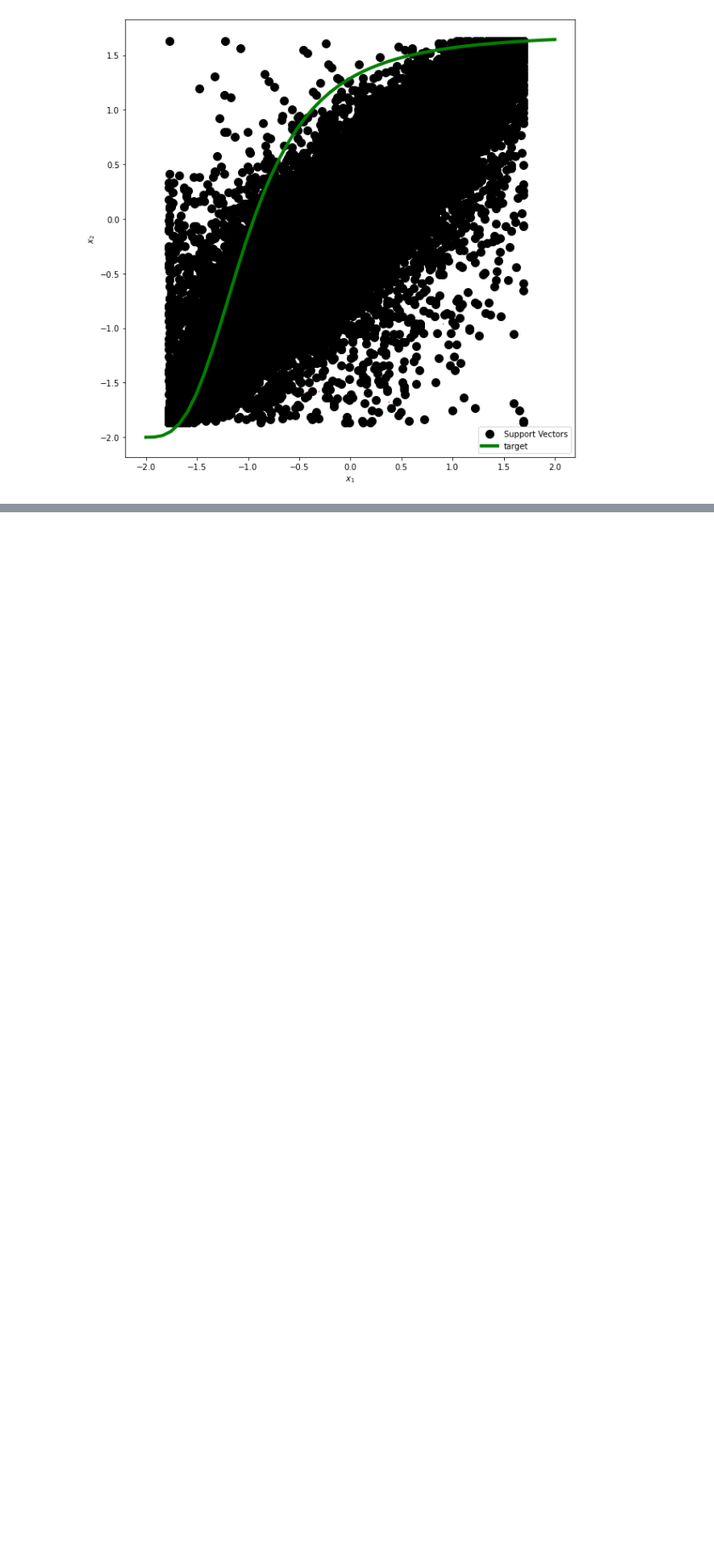
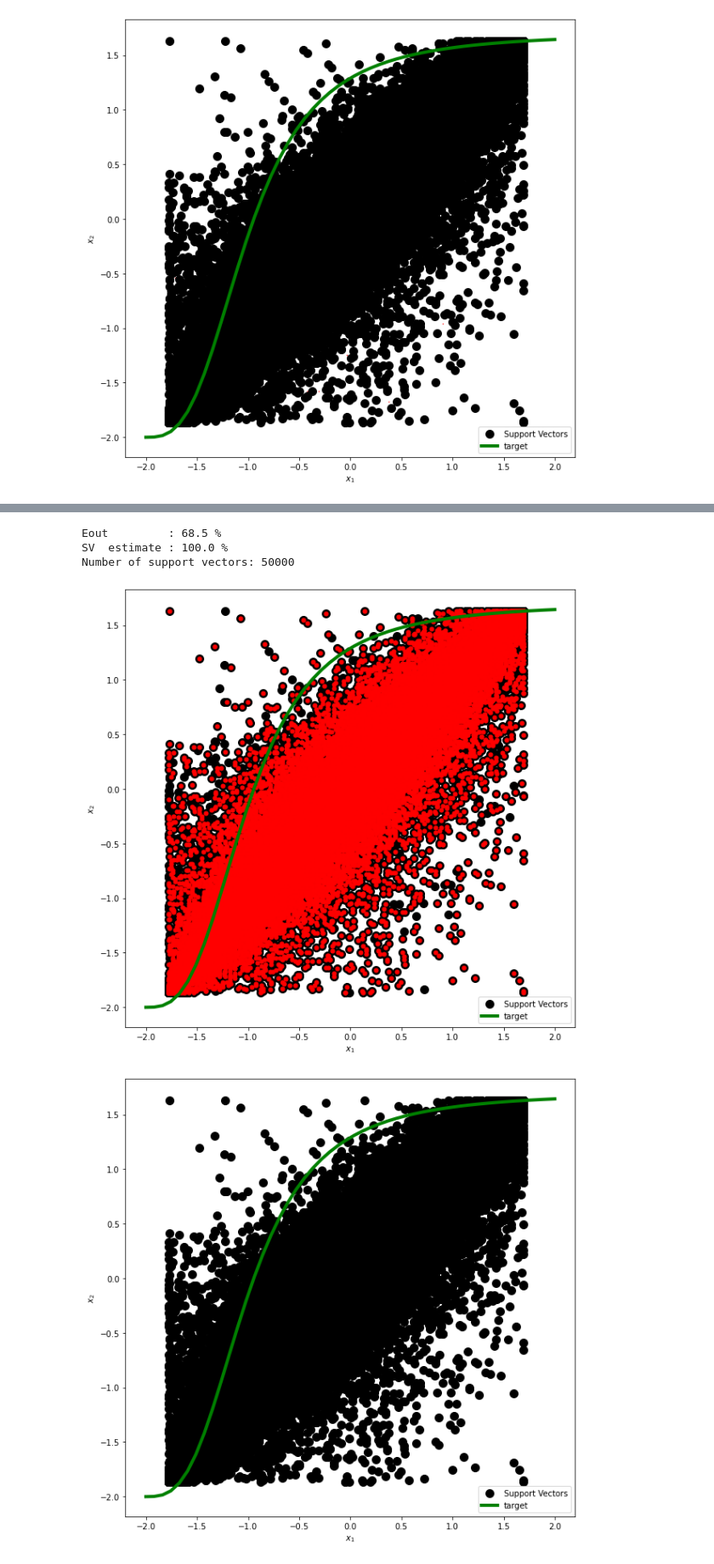
Before and after one commit to holiday-pettijohn/ML-CIFAR-10, a Jupyter notebook: Final Project Checkpoint 3.ipynb, the cells around one changed output, grey strips where cells are left out. Shown: that part at 85% size. Saved outputs shown, nothing was run; the diff lists cells and outputs as text; code cells hidden in the pictures; blank space fills up the shorter version.

```diff
--- a/Final Project Checkpoint 3.ipynb
+++ b/Final Project Checkpoint 3.ipynb
@@ -140,0 +197,43 @@ Number of support vectors: 46941
+# %%
+clf=svm.SVC(kernel='rbf', C=10e-5)
+clf.fit(S_in, S_inY)
+gtest=clf.predict(S_val)
+sv=clf.support_vectors_
+
+tt=np.linspace(-2,2)
+
+q=3
+Ytt=3.7*(tt+2)**q/(1+(tt+2)**q)-2
+
+
+fig2, ax2=plt.subplots(figsize=(10,10))
+ax2.plot(S_val[gtest>0,0],S_val[gtest>0,1],'.',color='m', markersize=1)
+ax2.plot(S_val[gtest<0,0],S_val[gtest<0,1],'.',color='gray', markersize=1)
+ax2.plot(sv[:,0], sv[:,1], 'ko', label="Support Vectors", markersize=10)
+ax2.plot(S_in[S_inY>0,0],S_in[S_inY>0,1],'o', color='r', markersize=5)
+ax2.plot(S_in[S_inY<0,0],S_in[S_inY<0,1],'o',color='b', markersize=5)
+ax2.plot(tt,Ytt,'g',label="target", linewidth=4)
+ax2.set_xlabel("$x_1$")
+ax2.set_ylabel("$x_2$")
+ax2.legend()
+
+fig2, ax2=plt.subplots(figsize=(10,10))
+ax2.plot(S_val[gtest>0,0],S_val[gtest>0,1],'r.', markersize=1)
+ax2.plot(S_val[gtest<0,0],S_val[gtest<0,1],'b.', markersize=1)
+ax2.plot(sv[:,0], sv[:,1], 'ko', label="Support Vectors", markersize=10)
+ax2.plot(tt,Ytt,'g',label="target", linewidth=4)
+ax2.set_xlabel("$x_1$")
+ax2.set_ylabel("$x_2$")
+ax2.legend()
+
+[SVs, _] = sv.shape;
+Eout=np.mean(S_valY!=gtest)
+print("Eout         : %.1f"% (Eout*100), "%")
+print("SV  estimate : %.1f"%(np.sum(clf.n_support_)*100/(N-1)), "%")
+print("Number of support vectors:", SVs)
+# %% [output]
+Eout         : 68.5 %
+SV  estimate : 100.0 %
+Number of support vectors: 50000
+[figure, added]
+[figure, added]
```
Also changed, not shown: parts of 10 cells of this notebook.
